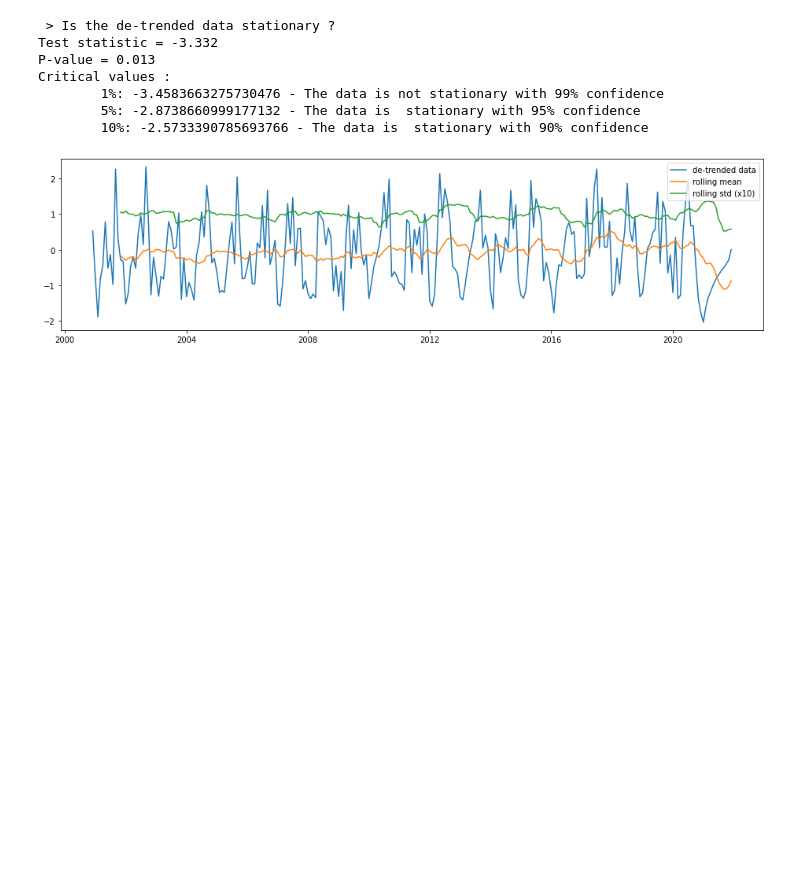
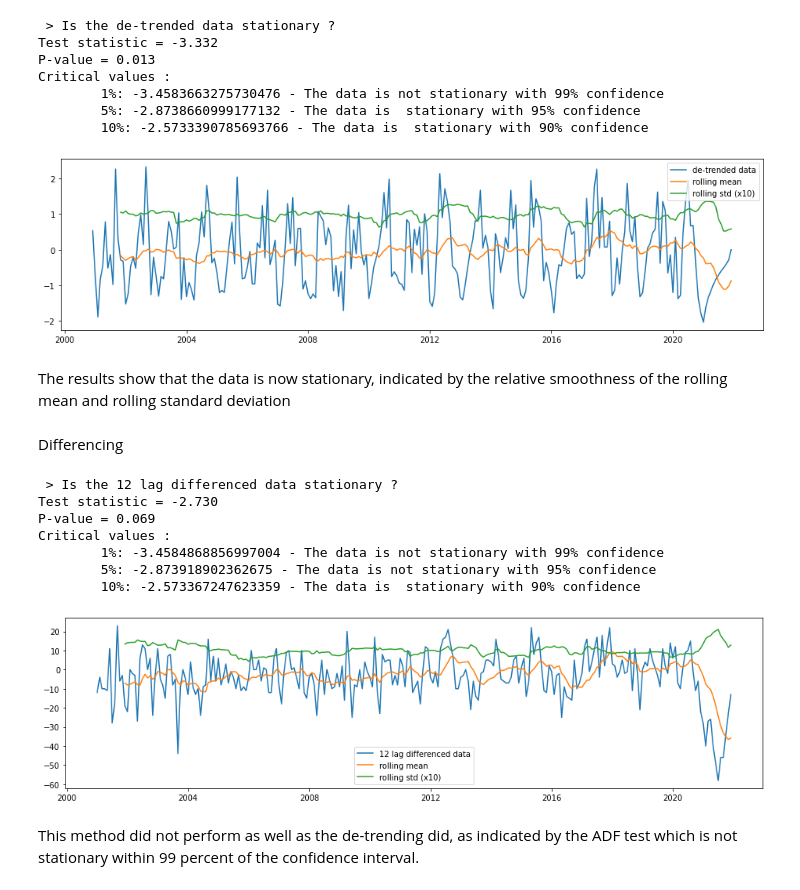
Before and after one commit to yassir28/AIChallenge, a Jupyter notebook: challenge.ipynb, the cells around one changed output. Cells and saved outputs as stored; diff of their text form; code cells hidden in the pictures; blank space fills up the shorter version.

Commit message:
differencing

```diff
--- a/challenge.ipynb
+++ b/challenge.ipynb
@@ -347,3 +347,25 @@ Critical values :
         5%: -2.8738660999177132 - The data is  stationary with 95% confidence
         10%: -2.5733390785693766 - The data is  stationary with 90% confidence
 [figure]
+# %% [markdown]
+The results show that the data is now stationary, indicated by the relative smoothness of the rolling mean and rolling standard deviation
+# %% [markdown]
+Differencing
+# %%
+#This method removes the underlying seasonal or cyclical patterns in the time series. Since the sample dataset has a 12-month seasonality, I used a 12-lag difference:
+y= our_pivot_table[('Alkoholunfälle', 'insgesamt')]
+y_12lag =  y - y.shift(12)
+
+test_stationarity(y_12lag,'12 lag differenced data')
+ADF_test(y_12lag,'12 lag differenced data')
+# %% [output]
+ > Is the 12 lag differenced data stationary ?
+Test statistic = -2.730
+P-value = 0.069
+Critical values :
+        1%: -3.4584868856997004 - The data is not stationary with 99% confidence
+        5%: -2.873918902362675 - The data is not stationary with 95% confidence
+        10%: -2.573367247623359 - The data is  stationary with 90% confidence
+[figure, added]
+# %% [markdown]
+This method did not perform as well as the de-trending did, as indicated by the ADF test which is not stationary within 99 percent of the confidence interval.
```
